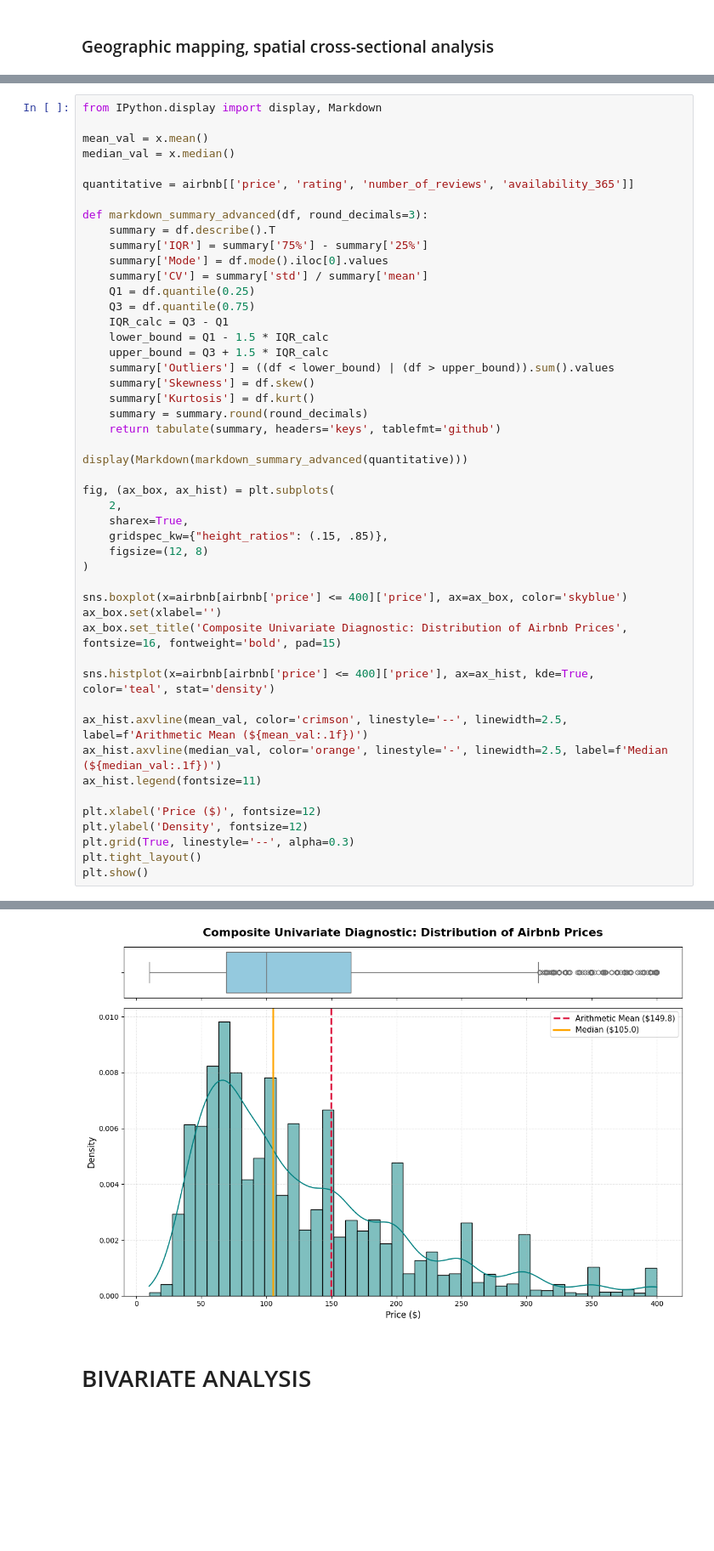
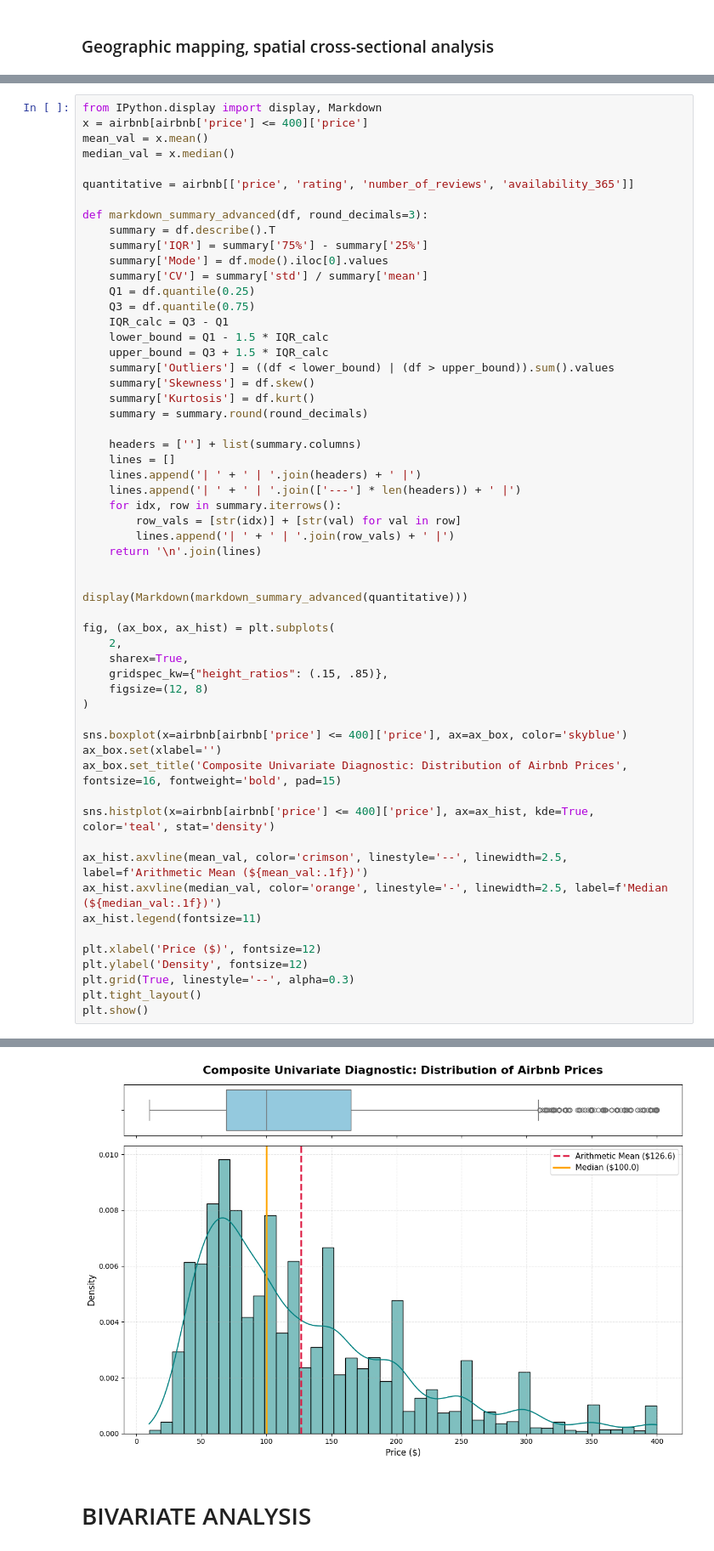
Before and after one commit to 208252/statistics, a Jupyter notebook: Cleaning_Data_in_Python_live_session.ipynb, the cells around one changed output, grey strips where cells are left out. Shown at 85% size. Drawn from its saved outputs; the diff is of its cells as text; blank space fills up the shorter version.

```diff
--- a/Cleaning_Data_in_Python_live_session.ipynb
+++ b/Cleaning_Data_in_Python_live_session.ipynb
@@ -1112,7 +1112,7 @@ plt.show()
 [figure]
 # %%
 from IPython.display import display, Markdown
-
+x = airbnb[airbnb['price'] <= 400]['price']
 mean_val = x.mean()
 median_val = x.median()
 
@@ -1132,7 +1132,16 @@ def markdown_summary_advanced(df, round_decimals=3):
     summary['Skewness'] = df.skew()
     summary['Kurtosis'] = df.kurt()
     summary = summary.round(round_decimals)
-    return tabulate(summary, headers='keys', tablefmt='github')
+
+    headers = [''] + list(summary.columns)
+    lines = []
+    lines.append('| ' + ' | '.join(headers) + ' |')
+    lines.append('| ' + ' | '.join(['---'] * len(headers)) + ' |')
+    for idx, row in summary.iterrows():
+        row_vals = [str(idx)] + [str(val) for val in row]
+        lines.append('| ' + ' | '.join(row_vals) + ' |')
+    return '\n'.join(lines)
+
 
 display(Markdown(markdown_summary_advanced(quantitative)))
 
@@ -1168,3 +1177,3 @@ plt.show()
-[figure, old version]
+[figure, new version]
 # %% [markdown]
 # BIVARIATE ANALYSIS
```
Also changed, not shown: parts of 9 cells of this notebook.
